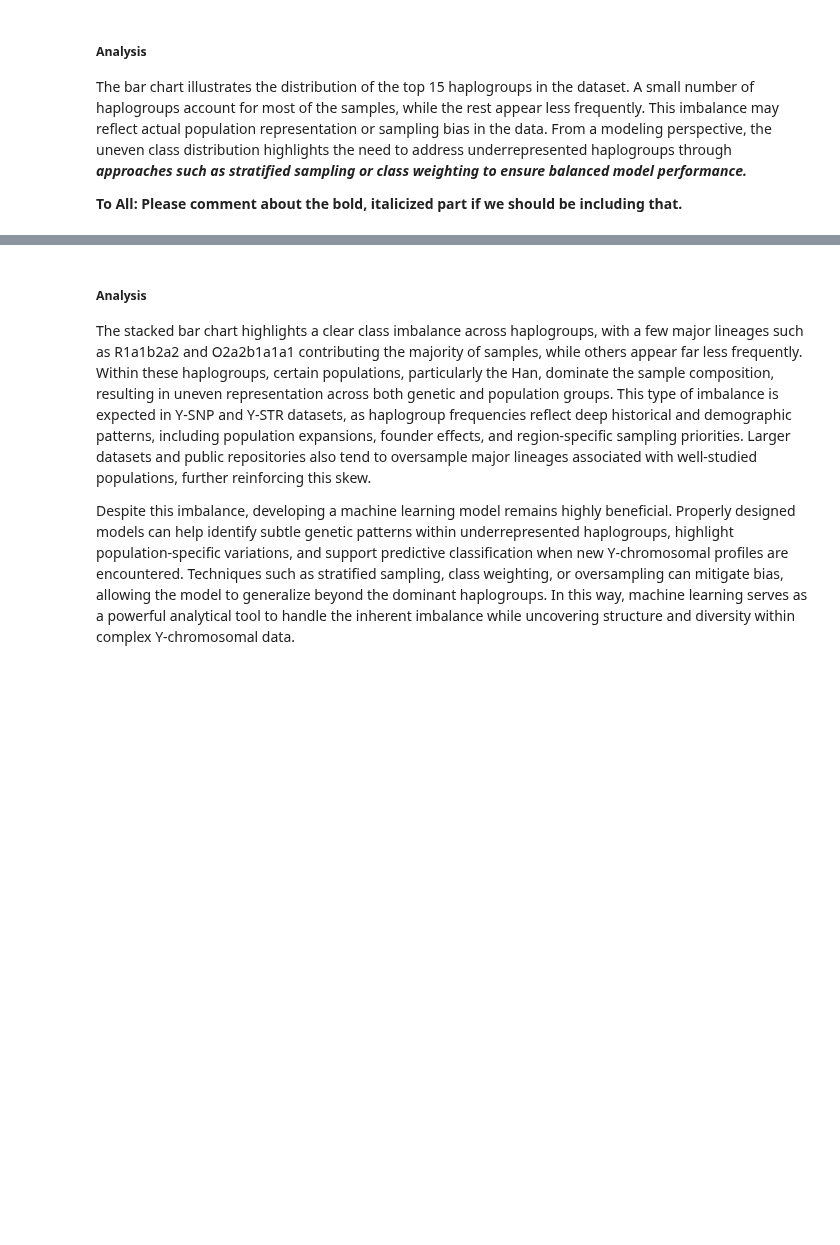
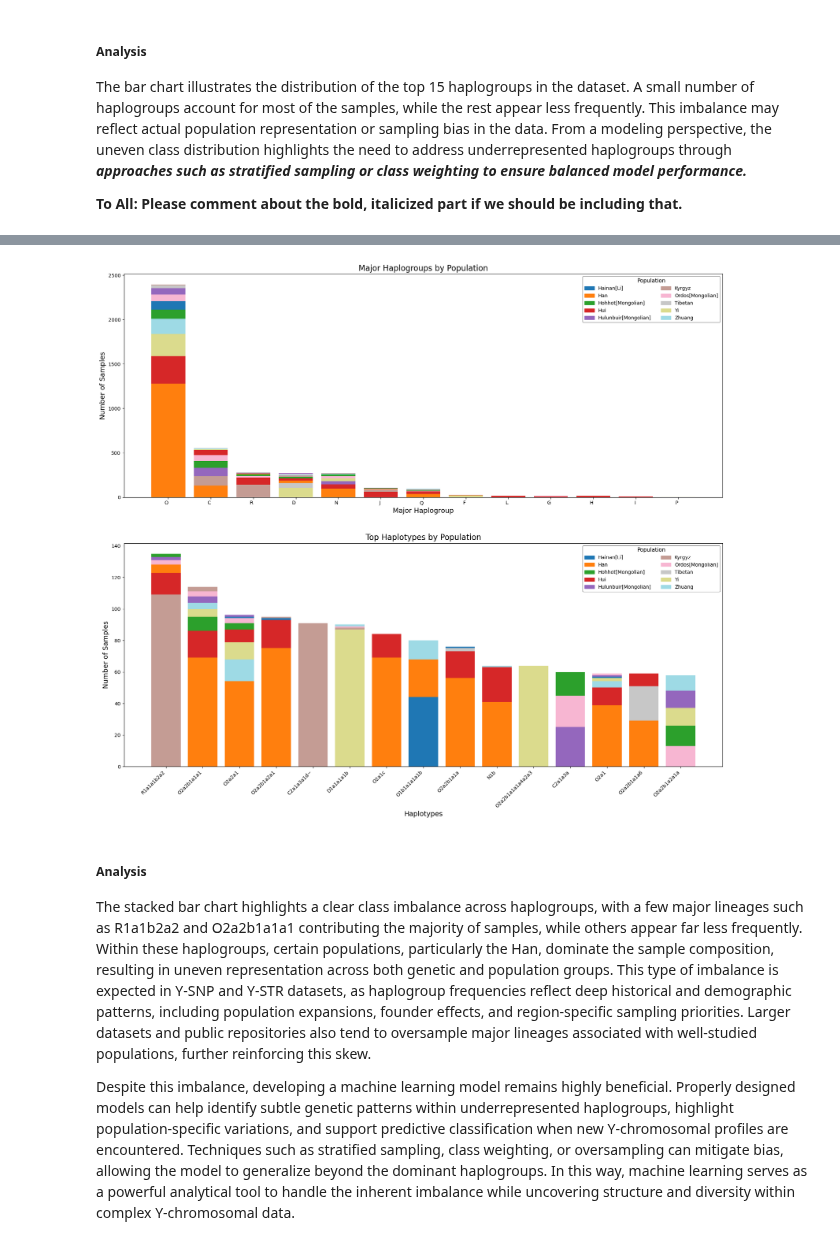
Before and after one commit to kibindy/LT8_final_project, a Jupyter notebook: Scratch - Mia.ipynb, the cells around one changed output, grey strips where cells are left out. Drawn from its saved outputs; the diff is of its cells as text; code cells hidden in the pictures; blank space fills up the shorter version.

```diff
--- a/Scratch - Mia.ipynb
+++ b/Scratch - Mia.ipynb
@@ -350,3 +412,91 @@ plt.show()
+# %%
+# Create combined figure with two subplots (top and bottom)
+fig, axes = plt.subplots(2, 1, figsize=(18, 16))  # 2 rows, 1 column
+
+# ---------- TOP PLOT: Major Haplogroups ----------
+grouped_major = df.groupby(['major_clade', 'population']).size().unstack(fill_value=0)
+top_major = grouped_major.sum(axis=1).nlargest(15).index
+grouped_major_top = grouped_major.loc[top_major]
+
+# Assign colors
+populations = grouped_major_top.columns
+colors = plt.cm.tab20(np.linspace(0, 1, len(populations)))
+color_map = dict(zip(populations, colors))
+
+# Plot
+x = np.arange(len(grouped_major_top))
+bottom = np.zeros(len(grouped_major_top))
+
+for i in range(len(grouped_major_top)):
+    row = grouped_major_top.iloc[i].sort_values(ascending=False)
+    for pop, value in row.items():
+        if value > 0:
+            axes[0].bar(x[i], value, bottom=bottom[i], color=color_map[pop], width=0.8)
+            bottom[i] += value
+
+# Format top plot
+axes[0].set_xticks(x)
+axes[0].set_xticklabels(grouped_major_top.index, rotation=360, ha='right')
+axes[0].set_title("Major Haplogroups by Population", fontsize=16)
+axes[0].set_xlabel("Major Haplogroup", fontsize=14)
+axes[0].set_ylabel("Number of Samples", fontsize=14)
+
+# Legend (inside top plot)
+handles = [plt.Rectangle((0, 0), 1, 1, color=color_map[pop]) for pop in populations]
+legend = axes[0].legend(
+    handles, populations,
+    title="Population",
+    loc='upper right',
+    frameon=True,
+    fontsize=10,
+    title_fontsize=11,
+    ncol=2
+)
+legend.get_frame().set_alpha(0.9)
+legend.get_frame().set_edgecolor('gray')
+
+# ---------- BOTTOM PLOT: Haplogroups ----------
+grouped_hap = df.groupby(['haplogroup', 'population']).size().unstack(fill_value=0)
+top_haps = grouped_hap.sum(axis=1).nlargest(15).index
+grouped_hap_top = grouped_hap.loc[top_haps]
+
+# Plot
+x = np.arange(len(grouped_hap_top))
+bottom = np.zeros(len(grouped_hap_top))
+
+for i in range(len(grouped_hap_top)):
+    row = grouped_hap_top.iloc[i].sort_values(ascending=False)
+    for pop, value in row.items():
+        if value > 0:
+            axes[1].bar(x[i], value, bottom=bottom[i], color=color_map[pop], width=0.8)
+            bottom[i] += value
+
+# Format bottom plot
+axes[1].set_xticks(x)
+axes[1].set_xticklabels(grouped_hap_top.index, rotation=45, ha='right')
+axes[1].set_title("Top Haplotypes by Population", fontsize=16)
+axes[1].set_xlabel("Haplotypes", fontsize=14)
+axes[1].set_ylabel("Number of Samples", fontsize=14)
+
+# Legend (inside bottom plot)
+handles = [plt.Rectangle((0, 0), 1, 1, color=color_map[pop]) for pop in populations]
+legend = axes[1].legend(
+    handles, populations,
+    title="Population",
+    loc='upper right',
+    frameon=True,
+    fontsize=10,
+    title_fontsize=11,
+    ncol=2
+)
+legend.get_frame().set_alpha(0.9)
+legend.get_frame().set_edgecolor('gray')
+
+# ---------- Final Layout ----------
+plt.tight_layout(h_pad=4.0)  # Add space between plots
+plt.show()
+# %% [output]
+[figure, added]
 # %% [markdown]
 ##### Analysis
 
```
Also changed, not shown: parts of 5 cells of this notebook, 1 other file.
